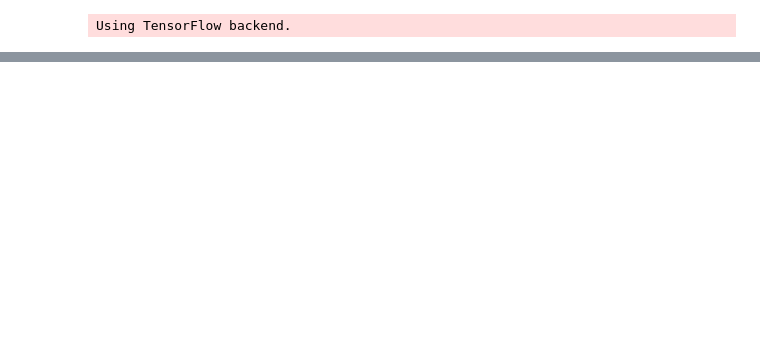
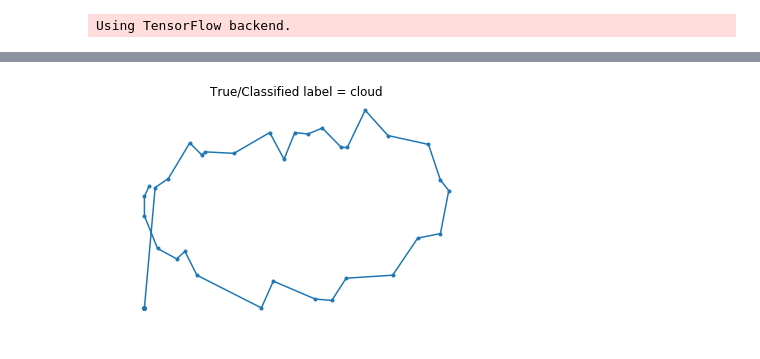
Before and after one commit to bzhang610/GoogleDoodle, a Jupyter notebook: main_LSTM.ipynb, the cells around one changed output, grey strips where cells are left out. Drawn from its saved outputs; the diff is of its cells as text; code cells hidden in the pictures; blank space fills up the shorter version.

```diff
--- a/main_LSTM.ipynb
+++ b/main_LSTM.ipynb
@@ -120,0 +150,46 @@ loaded_model.evaluate(x_test,y_test,verbose = 0)
+# %%
+y_true = np.argmax(y_test,axis =1)
+# %%
+count_cor = 0
+count_inc = 0
+correct = []
+incorrect = []
+lbl_cor = []
+inc_lbl_true = []
+inc_lbl_model = []
+idx = 0
+for i in range(y_model.shape[0]):
+    if y_model[i] == y_true[i]:
+        correct.append(i)
+        lbl_cor.append(y_model[i])
+        count_cor += 1
+    elif y_model[i] != y_true[i] and count_inc < 5:
+        incorrect.append(i)
+        inc_lbl_true.append(y_true[i])
+        inc_lbl_model.append(y_model[i])
+        count_inc += 1
+# %%
+# classes used
+classes_1 = ["airplane","angel","basket","bear","belt","candle","crown","cat"]
+classes_2 = ['bee','crab','drums','elephant','hospital','mouse','onion','tree']
+classes_3 = ['book', 'camel', 'camera', 'carrot', 'matches', 'microwave', 'nose', 'toaster']
+classes_4 = ['apple','cloud', 'dresser', 'drill','mug', 'pool', 'submarine', 'toilet']
+classes = classes_1 + classes_2 + classes_3 + classes_4
+# %%
+import matplotlib.pyplot as plt
+def sketchplot(data,row):
+    xy = data[row]
+    x = xy[:,0]
+    y = xy[:,1]
+    return x,y
+# %%
+# Plot correct examples
+idx = 6
+true = classes[lbl_cor[idx]]
+x,y = sketchplot(x_test,correct[idx])
+plt.plot(x, y, marker='.')
+plt.title('True/Classified label = ' + true)
+plt.axis('off')
+plt.savefig('Correct_'+true)
+# %% [output]
+[figure, added]
```
Also changed, not shown: parts of 18 cells of this notebook.
